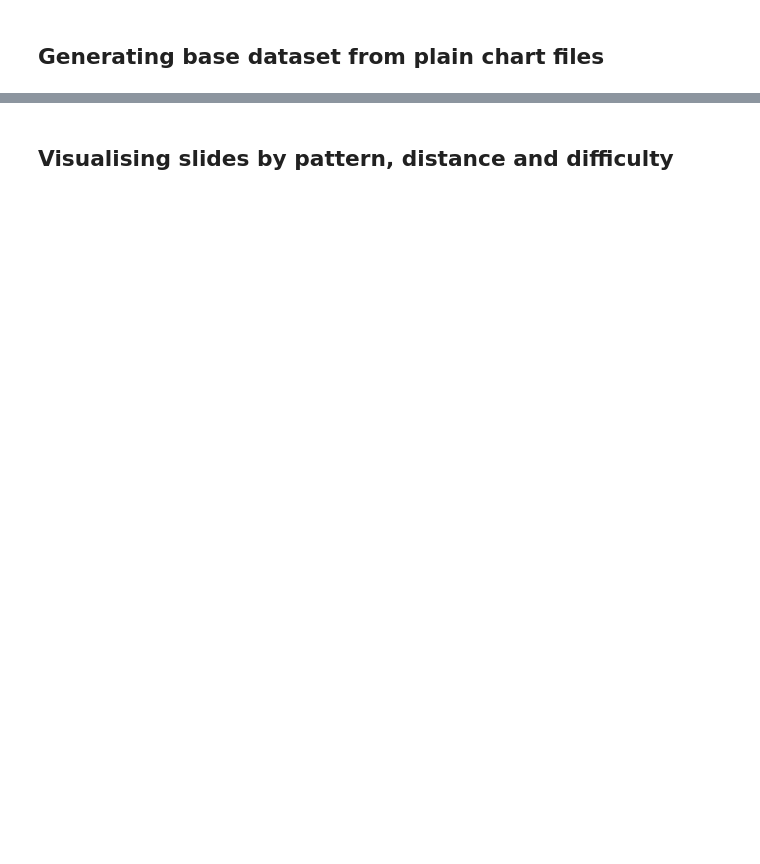
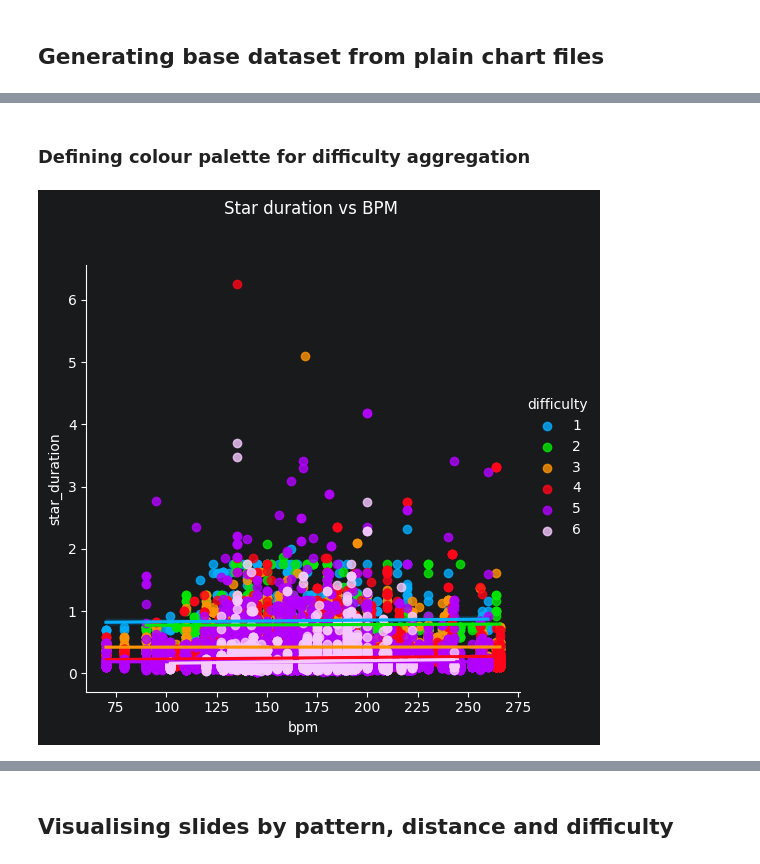
Before and after one commit to FiNALE-PLUS/knowledge-base, a Jupyter notebook: slide star rotation speed analysis/slide_analysis.ipynb, the cells around one changed output, grey strips where cells are left out. Drawn from its saved outputs; the diff is of its cells as text; code cells hidden in the pictures; blank space fills up the shorter version.

```diff
--- a/slide star rotation speed analysis/slide_analysis.ipynb
+++ b/slide star rotation speed analysis/slide_analysis.ipynb
@@ -260,0 +261,4 @@ star_spin_ratio_df_bar_outliers
+# %%
+outlier_removed_df = pruned_df[np.abs(stats.zscore(pruned_df['star_duration'])) < 3]
+
+outlier_removed_df
@@ -260,0 +279,21 @@ star_spin_ratio_df_bar_outliers
+# %% [markdown]
+### Defining colour palette for difficulty aggregation
+# %%
+difficulty_colours = {
+    1: '#00afff',
+    2: '#00e800',
+    3: '#ff9400',
+    4: '#ff0519',
+    5: '#b300ff',
+    6: '#f6c9ff',
+}
+# %%
+plot = sns.lmplot(data=outlier_removed_df, x="bpm", y="star_duration", hue="difficulty", palette=difficulty_colours)
+plot.figure.suptitle('Star duration vs BPM', x = 0.5, y = 1.1)
+    # plot.text(10, 10, 'hello')
+
+# plot.se(30, 30)
+
+plot.savefig(f"pruned_slides_grouped_clockwise_difficulties_sdt+sct.png")
+# %% [output]
+[figure, added]
```
Also changed, not shown: parts of 23 cells of this notebook, 1 other file.
